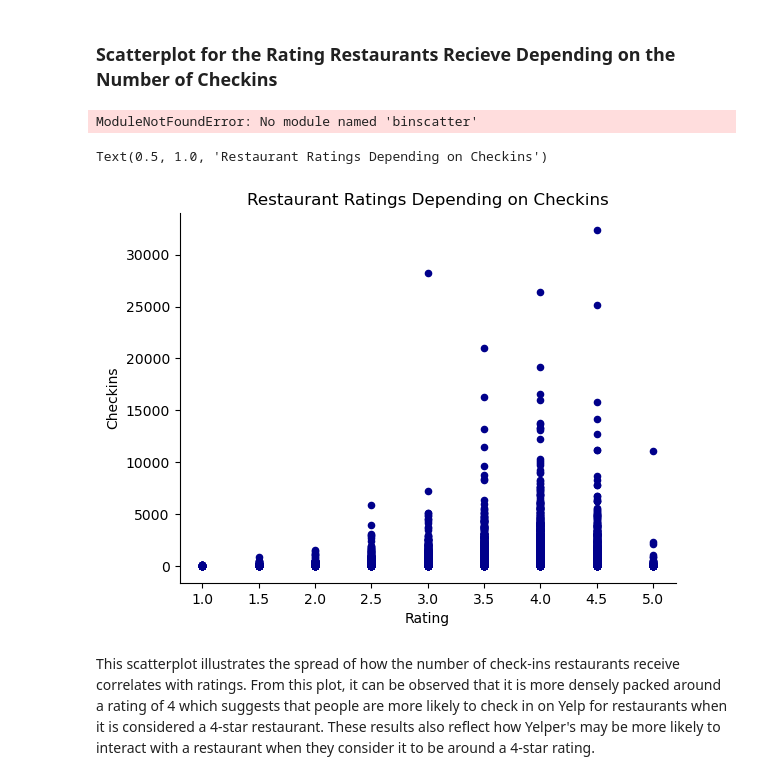
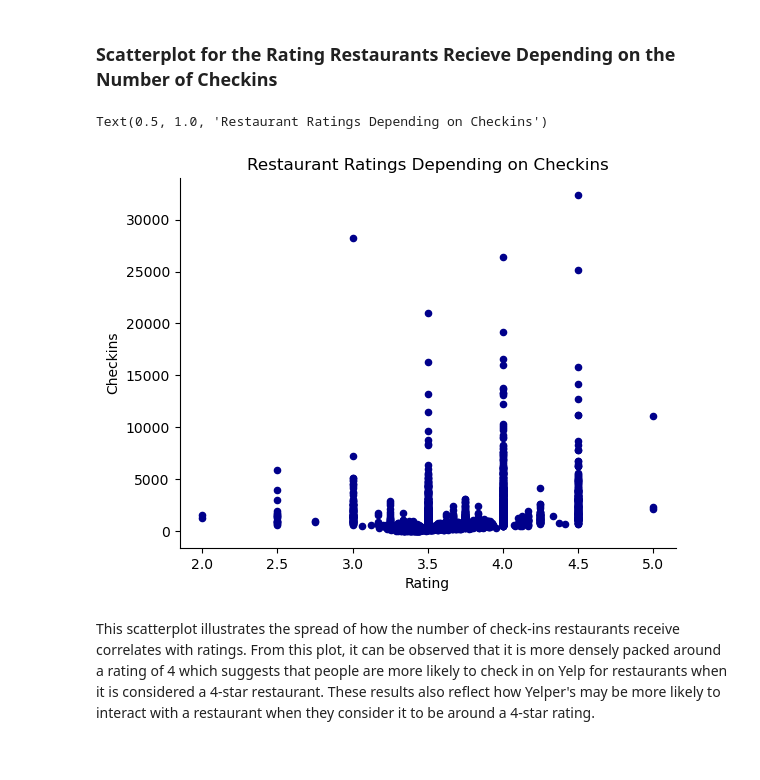
Before and after one commit to vvickychan/yelp-code, a Jupyter notebook: yelp.ipynb, the cells around one changed output. Saved outputs shown, nothing was run; the diff lists cells and outputs as text; code cells hidden in the pictures.

```diff
--- a/yelp.ipynb
+++ b/yelp.ipynb
@@ -609,40 +603,20 @@ Text(0, 0.5, 'Rating')
 # %% [markdown]
 ### Scatterplot for the  Rating Restaurants Recieve Depending on the Number of Checkins
-# %%
-import binscatter
-
-data = df2_checkin
-fig, axes = plt.subplots(2, sharex=True, sharey=True)
-
-# Binned scatter plot of Wage vs Tenure
-axes[0].binscatter(df2_checkin["stars"], df2_checkin["checkins"])
-
-# Binned scatter plot that partials out the effect of experience
-axes[1].binscatter(
-    df2_checkin["stars"],
-    df2_checkin["checkins"],
-    # controls=data["experience"],
-    recenter_x=True,
-    recenter_y=True,
-)
-# axes[1].set_xlabel("Tenure (residualized, recentered)")
-# axes[1].set_ylabel("Wage (residualized, recentered)")
-
-plt.tight_layout()
-plt.show()
-# %% [output]
-ModuleNotFoundError: No module named 'binscatter'
 # %%
-ax = df2_checkin.plot.scatter(x='stars', y='checkins', c='DarkBlue')
+checkin_groups = df2_checkin.groupby(['checkins']).mean()
+checkin_groups['checkins'] = checkin_groups.index
+checkin_groups.head()
+
+ax = checkin_groups.plot.scatter(x='stars', y='checkins', c='DarkBlue')
 
 ax.set_xlabel('Rating')
 ax.set_ylabel('Checkins')
 ax.spines['right'].set_visible(False)
 ax.spines['top'].set_visible(False)
 ax.set_title("Restaurant Ratings Depending on Checkins")
 # %% [output]
 Text(0.5, 1.0, 'Restaurant Ratings Depending on Checkins')
-[figure, old version]
+[figure, new version]
 # %% [markdown]
 This scatterplot illustrates the spread of how the number of check-ins restaurants receive correlates with ratings. From this plot, it can be observed that it is more densely packed around a rating of 4 which suggests that people are more likely to check in on Yelp for restaurants when it is considered a 4-star restaurant. These results also reflect how Yelper's may be more likely to interact with a restaurant when they consider it to be around a 4-star rating.
 # %% [markdown]
```
Also changed, not shown: parts of 41 cells of this notebook, 1 other file.
